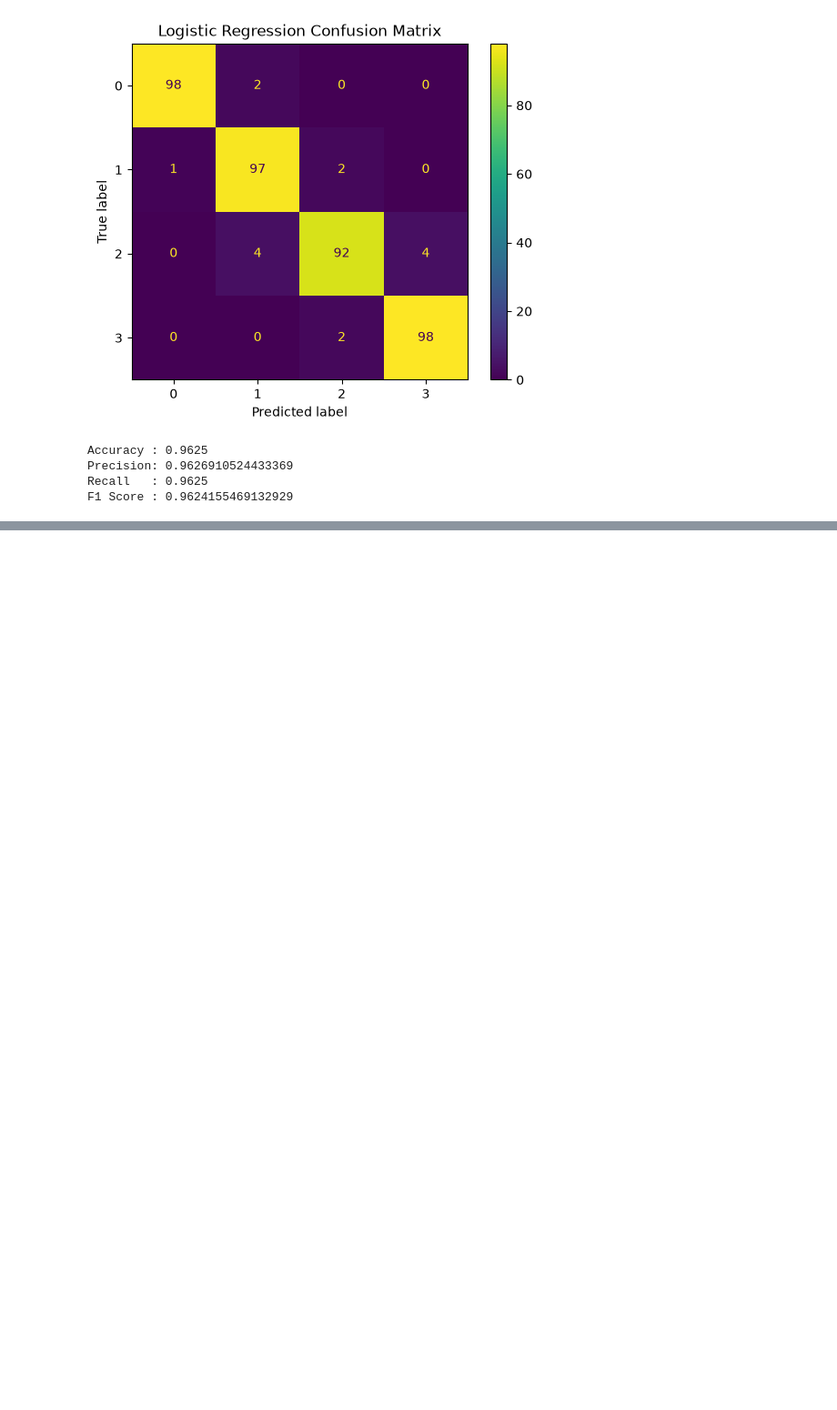
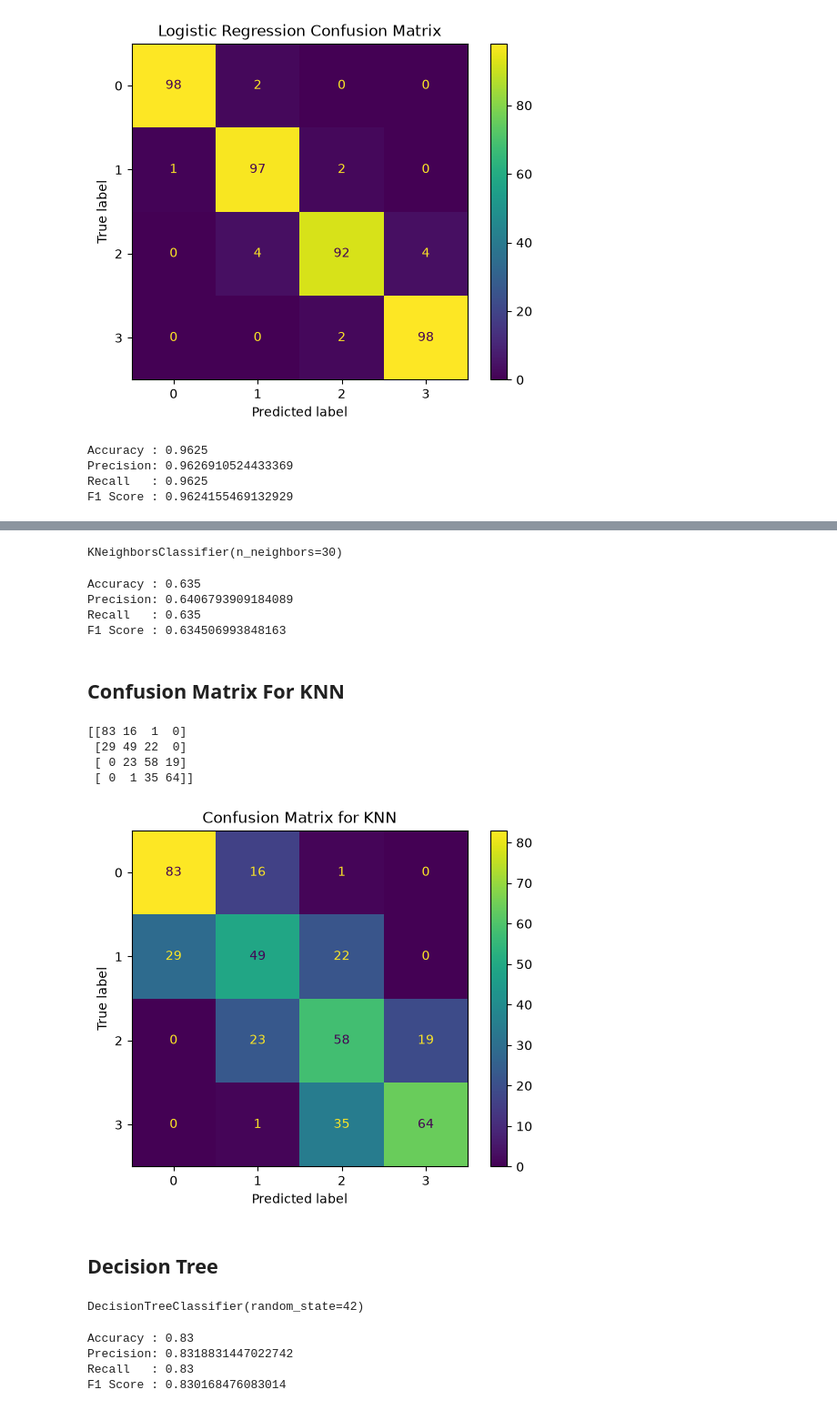
Before and after one commit to anojpradhan/mobile_price_detection, a Jupyter notebook: notebooks/03_model_selection.ipynb, the cells around one changed output, grey strips where cells are left out. Shown at 91% size. Drawn from its saved outputs; the diff is of its cells as text; code cells hidden in the pictures; blank space fills up the shorter version.

```diff
--- a/notebooks/03_model_selection.ipynb
+++ b/notebooks/03_model_selection.ipynb
@@ -46,6 +46,6 @@ X_test= scaler.fit_transform(X_test)
 # %%
 model= LogisticRegression(max_iter=1000)
-model.fit(X_train, y_train)
+model.fit(X_train_scaled, y_train)
 # %% [output]
 LogisticRegression(max_iter=1000)
 # %%
@@ -121,0 +100,42 @@ F1 Score : 0.9624155469132929
+# %%
+knn_model= KNeighborsClassifier(n_neighbors=30)
+knn_model.fit(X_train_scaled, y_train)
+# %% [output]
+KNeighborsClassifier(n_neighbors=30)
+# %%
+knn_y_pred=knn_model.predict(X_test_scaled)
+# %%
+accuracy = accuracy_score( y_test, knn_y_pred)
+precision = precision_score(y_test, knn_y_pred, average='weighted')
+recall = recall_score(y_test, knn_y_pred, average='weighted')
+f1= f1_score(y_test, knn_y_pred, average='weighted')
+print("Accuracy :", accuracy)
+print("Precision:", precision)
+print("Recall   :", recall)
+print("F1 Score :", f1)
+results.append({'model': 'KNN','accuracy': accuracy,'precision': precision,'recall': recall,'f1': f1 })
+# %% [output]
+Accuracy : 0.635
+Precision: 0.6406793909184089
+Recall   : 0.635
+F1 Score : 0.634506993848163
+# %% [markdown]
+## Confusion Matrix For KNN
+# %%
+cm = confusion_matrix(y_test, knn_y_pred)
+
+print(cm)
+# %% [output]
+[[83 16  1  0]
+ [29 49 22  0]
+ [ 0 23 58 19]
+ [ 0  1 35 64]]
+# %%
+display = ConfusionMatrixDisplay(confusion_matrix=cm, display_labels=[0,1,2,3])
+display.plot()
+plt.title("Confusion Matrix for KNN")
+plt.show()
+# %% [output]
+[figure, added]
+# %% [markdown]
+## Decision Tree
@@ -121,0 +144,5 @@ F1 Score : 0.9624155469132929
+# %%
+dt_model= DecisionTreeClassifier(random_state=42)
+dt_model.fit(X_train, y_train)
+# %% [output]
+DecisionTreeClassifier(random_state=42)
@@ -121,0 +151,18 @@ F1 Score : 0.9624155469132929
+# %%
+accuracy= accuracy_score(y_test, dt_y_pred)
+precision= precision_score(y_test, dt_y_pred, average='weighted')
+recall= recall_score(y_test, dt_y_pred, average='weighted')
+f1= f1_score(y_test, dt_y_pred, average='weighted')
+
+
+results.append({'model': 'Decision Tree','accuracy': accuracy,'precision': precision,'recall': recall,'f1': f1})
+
+print("Accuracy :", accuracy)
+print("Precision:", precision)
+print("Recall   :", recall)
+print("F1 Score :", f1)
+# %% [output]
+Accuracy : 0.83
+Precision: 0.8318831447022742
+Recall   : 0.83
+F1 Score : 0.830168476083014
```
Also changed, not shown: parts of 19 cells of this notebook.
